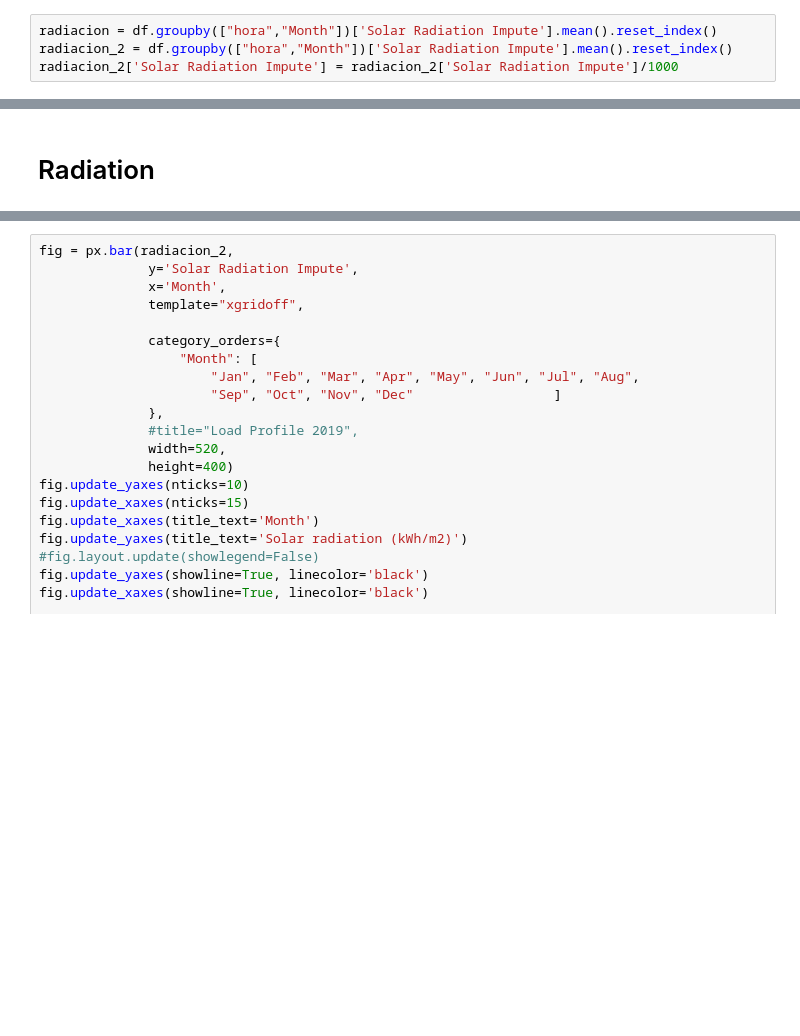
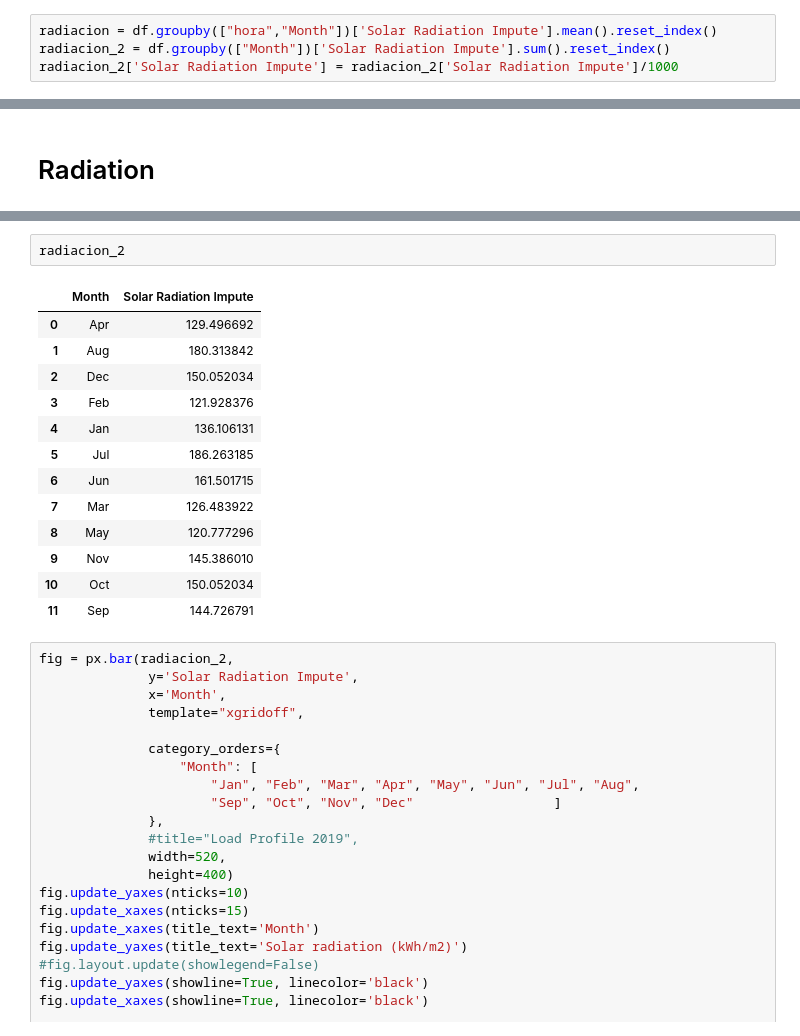
Before and after one commit to WRopero/dimensionamiento_microrred, a Jupyter notebook: data/graficas_caso_estudio.ipynb, the cells around one changed output, grey strips where cells are left out. Drawn from its saved outputs; the diff is of its cells as text; blank space fills up the shorter version.

```diff
--- a/data/graficas_caso_estudio.ipynb
+++ b/data/graficas_caso_estudio.ipynb
@@ -41,6 +63,6 @@ demanda_3['power Impute medida2 KWh'] = demanda_3['power Impute medida2 KWh']/10
 # %%
 radiacion = df.groupby(["hora","Month"])['Solar Radiation Impute'].mean().reset_index()
-radiacion_2 = df.groupby(["hora","Month"])['Solar Radiation Impute'].mean().reset_index()
+radiacion_2 = df.groupby(["Month"])['Solar Radiation Impute'].sum().reset_index()
 radiacion_2['Solar Radiation Impute'] = radiacion_2['Solar Radiation Impute']/1000
 # %%
 temperatura = df.groupby(["hora","Month"])['Outside Temperature Impute C'].mean().reset_index()
@@ -237,6 +281,22 @@ fig.show()
 fig.write_image("solar_radiaton_1.eps")
 # %% [output]
 [interactive output not drawn]
+# %%
+radiacion_2
+# %% [output]
+|  | Month | Solar Radiation Impute |
+| 0 | Apr | 129.496692 |
+| 1 | Aug | 180.313842 |
+| 2 | Dec | 150.052034 |
+| 3 | Feb | 121.928376 |
+| 4 | Jan | 136.106131 |
+| 5 | Jul | 186.263185 |
+| 6 | Jun | 161.501715 |
+| 7 | Mar | 126.483922 |
+| 8 | May | 120.777296 |
+| 9 | Nov | 145.386010 |
+| 10 | Oct | 150.052034 |
+| 11 | Sep | 144.726791 |
 # %%
 fig = px.bar(radiacion_2,
               y='Solar Radiation Impute',
```
Also changed, not shown: parts of 4 cells of this notebook, 18 other files.
